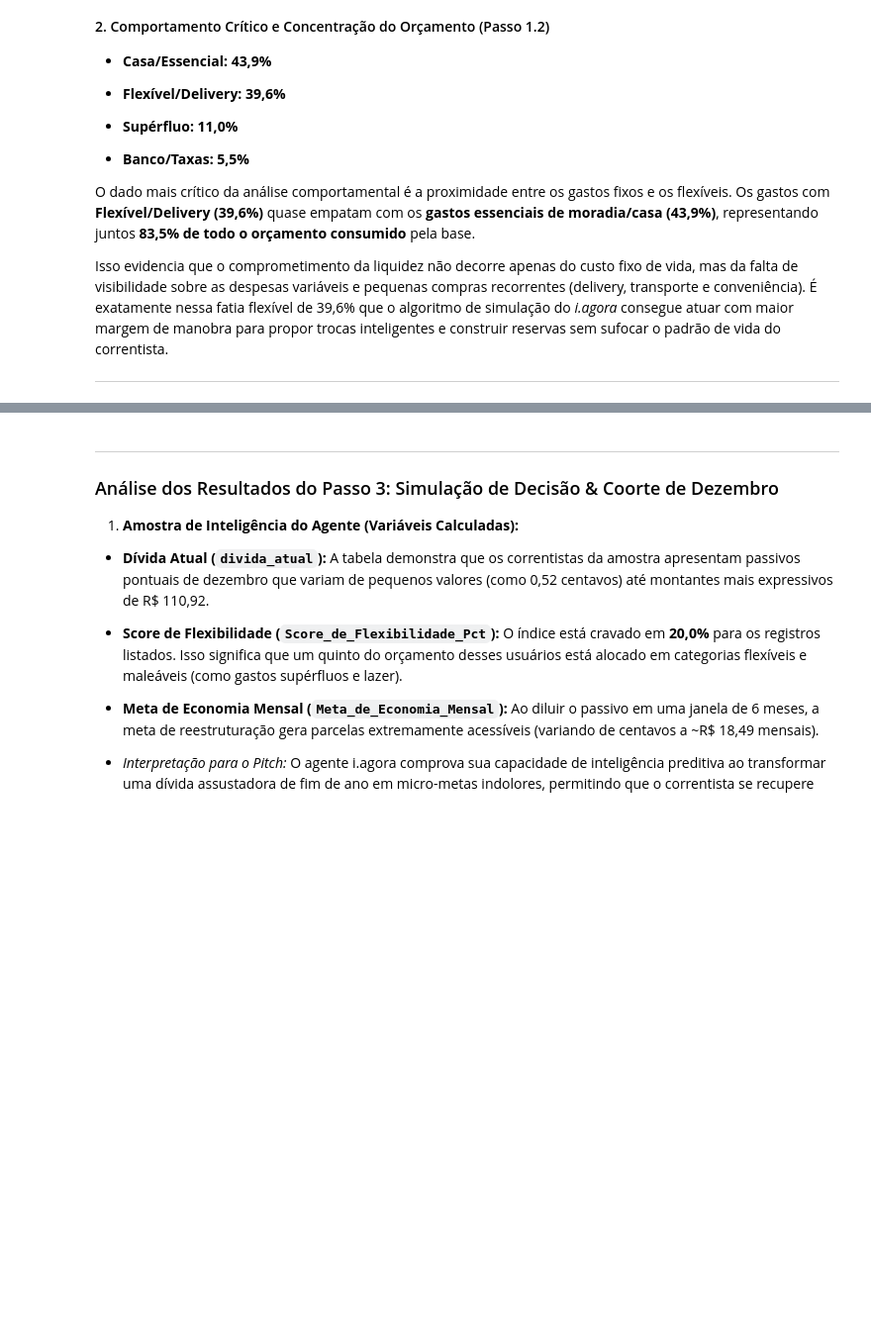
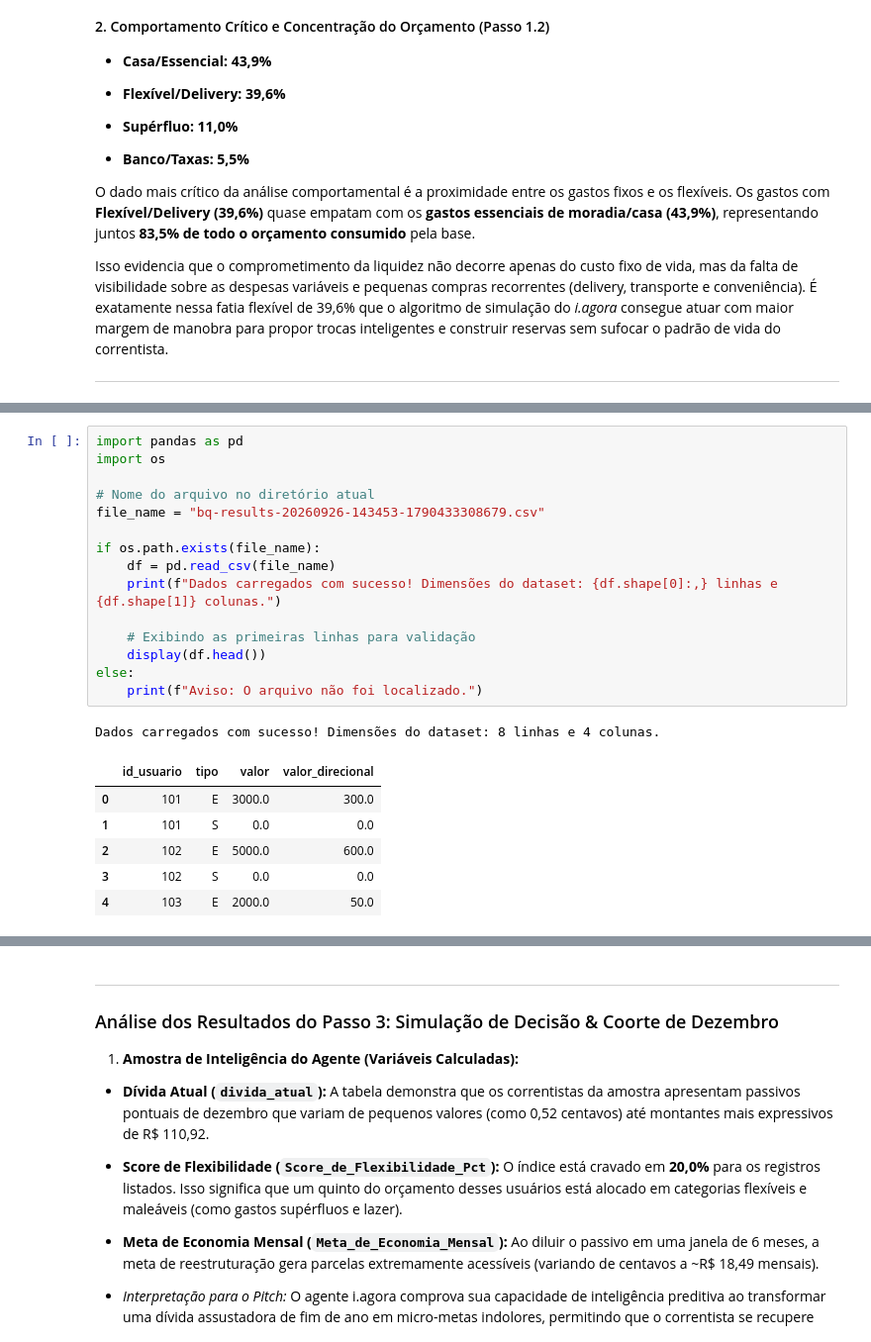
Before and after one commit to krinedrtjst/-i.agora_agent_mobile, a Jupyter notebook: i.agora-checkpoint.ipynb, the cells around one changed output, grey strips where cells are left out. Shown at 99% size. Cells and saved outputs as stored; diff of their text form; blank space fills up the shorter version.

```diff
--- a/i.agora-checkpoint.ipynb
+++ b/i.agora-checkpoint.ipynb
@@ -2949,0 +2929,23 @@ Isso evidencia que o comprometimento da liquidez não decorre apenas do custo fi
+# %%
+import pandas as pd
+import os
+
+# Nome do arquivo no diretório atual
+file_name = "bq-results-20260926-143453-1790433308679.csv"
+
+if os.path.exists(file_name):
+    df = pd.read_csv(file_name)
+    print(f"Dados carregados com sucesso! Dimensões do dataset: {df.shape[0]:,} linhas e {df.shape[1]} colunas.")
+
+    # Exibindo as primeiras linhas para validação
+    display(df.head())
+else:
+    print(f"Aviso: O arquivo não foi localizado.")
+# %% [output]
+Dados carregados com sucesso! Dimensões do dataset: 8 linhas e 4 colunas.
+|  | id_usuario | tipo | valor | valor_direcional |
+| 0 | 101 | E | 3000.0 | 300.0 |
+| 1 | 101 | S | 0.0 | 0.0 |
+| 2 | 102 | E | 5000.0 | 600.0 |
+| 3 | 102 | S | 0.0 | 0.0 |
+| 4 | 103 | E | 2000.0 | 50.0 |
```
Also changed, not shown: parts of 20 cells of this notebook.
